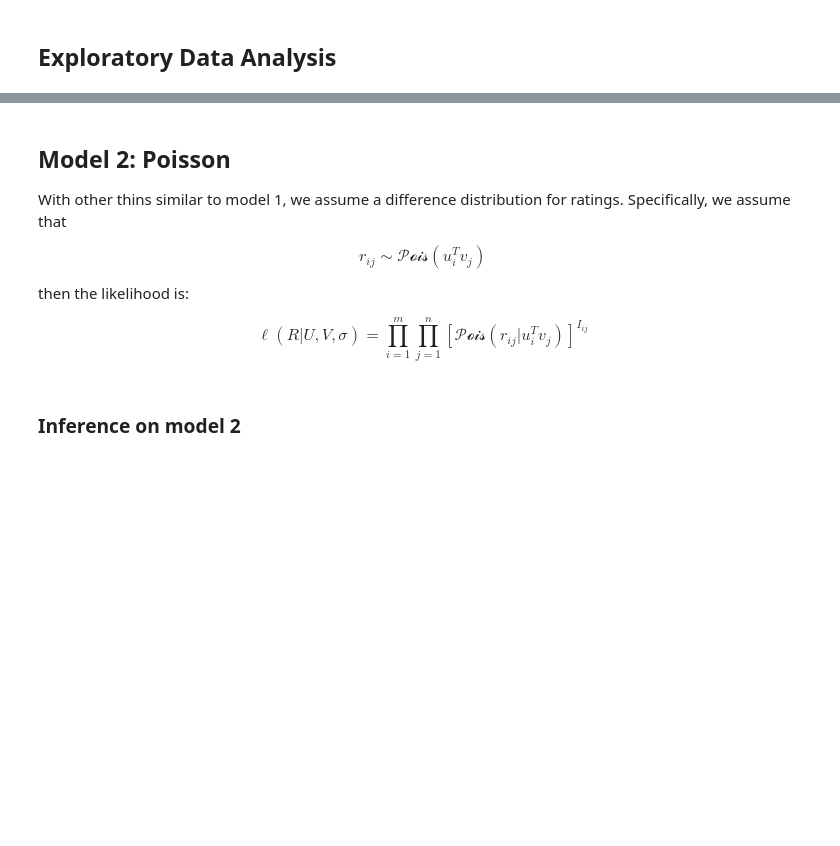
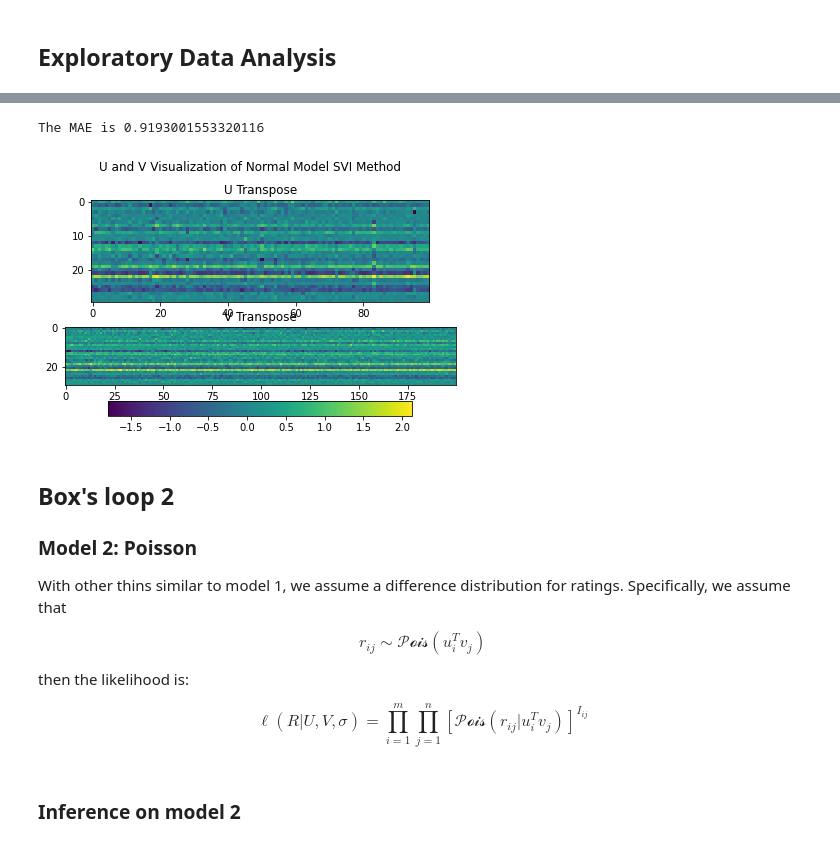
Before and after one commit to wq1701/mlpp_final, a Jupyter notebook: final-project/final-notebook.ipynb, the cells around one changed output, grey strips where cells are left out. Saved outputs shown, nothing was run; the diff lists cells and outputs as text; code cells hidden in the pictures; blank space fills up the shorter version.

```diff
--- a/final-project/final-notebook.ipynb
+++ b/final-project/final-notebook.ipynb
@@ -46,0 +104,12 @@ where $I_{ij}=1$ if user i had rated anime j and 0 otherwise.
+# %%
+print('The MAE is', mae_list[-1])
+# %% [output]
+The MAE is 0.9193001553320116
+# %%
+import importlib
+import visualization
+importlib.reload(visualization)
+from visualization import U_V_visualization
+U_V_visualization()
+# %% [output]
+[figure, added]
@@ -47,5 +123,6 @@ where $I_{ij}=1$ if user i had rated anime j and 0 otherwise.
 # %% [markdown]
-## Model 2: Poisson
+## Box's loop 2
+### Model 2: Poisson
 
 With other thins similar to model 1, we assume a difference distribution for ratings. Specifically, we assume that
 
```
Also changed, not shown: parts of 18 cells of this notebook.
